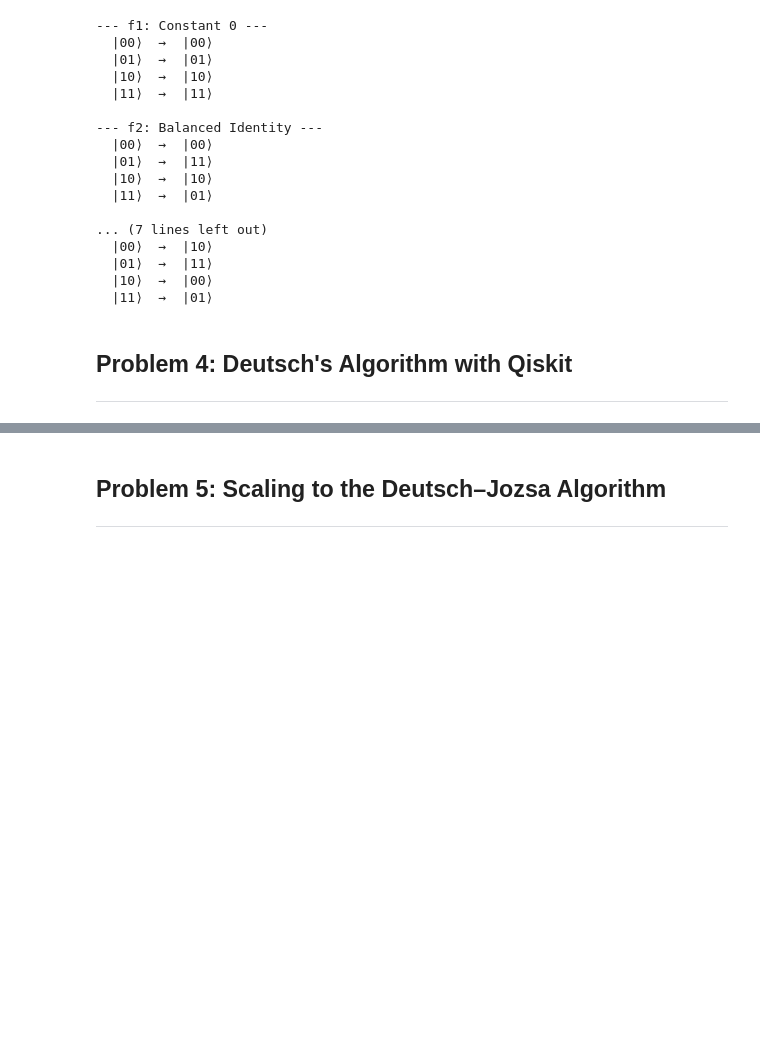
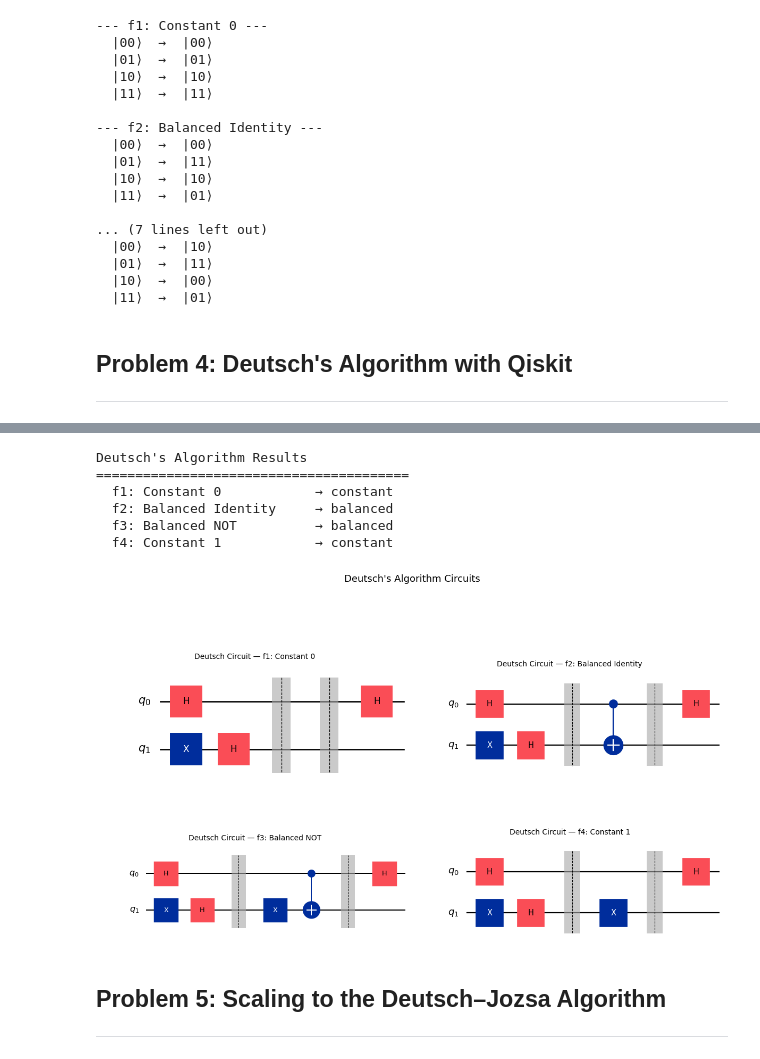
Before and after one commit to CianDickerHughes/EMERGING-TECHNOLOGIES-2026, a Jupyter notebook: problems.ipynb, the cells around one changed output, grey strips where cells are left out. Cells and saved outputs as stored; diff of their text form; code cells hidden in the pictures; blank space fills up the shorter version.

```diff
--- a/problems.ipynb
+++ b/problems.ipynb
@@ -514,3 +557,47 @@ ___
+# %%
+# Run Deutsch's algorithm on each oracle
+oracles_test = [
+    (oracle_f1(), "f1: Constant 0"),
+    (oracle_f2(), "f2: Balanced Identity"),
+    (oracle_f3(), "f3: Balanced NOT"),
+    (oracle_f4(), "f4: Constant 1"),
+]
+
+print("Deutsch's Algorithm Results")
+print("=" * 40)
+for oracle, name in oracles_test:
+    result = deutsch_algorithm(oracle)
+    print(f"  {name:<25} → {result}")
+# %% [output]
+Deutsch's Algorithm Results
+========================================
+  f1: Constant 0            → constant
+  f2: Balanced Identity     → balanced
+  f3: Balanced NOT          → balanced
+  f4: Constant 1            → constant
+# %%
+# Build and display the full Deutsch circuit for each oracle
+fig, axes = plt.subplots(2, 2, figsize=(12, 8))
+
+for ax, (oracle, name) in zip(axes.flat, oracles_test):
+    # Build the full Deutsch circuit
+    qc = QuantumCircuit(2)
+    qc.x(1)
+    qc.h(0)
+    qc.h(1)
+    qc.barrier()
+    qc.compose(oracle, inplace=True)
+    qc.barrier()
+    qc.h(0)
+
+    qc.draw('mpl', ax=ax)
+    ax.set_title(f"Deutsch Circuit — {name}", fontsize=10)
+
+plt.suptitle("Deutsch's Algorithm Circuits", fontsize=13, y=1.02)
+plt.tight_layout()
+plt.show()
+# %% [output]
+[figure, added]
 # %% [markdown]
 ## Problem 5: Scaling to the Deutsch–Jozsa Algorithm
 <a id="problem5"></a>
```
Also changed, not shown: parts of 6 cells of this notebook.
